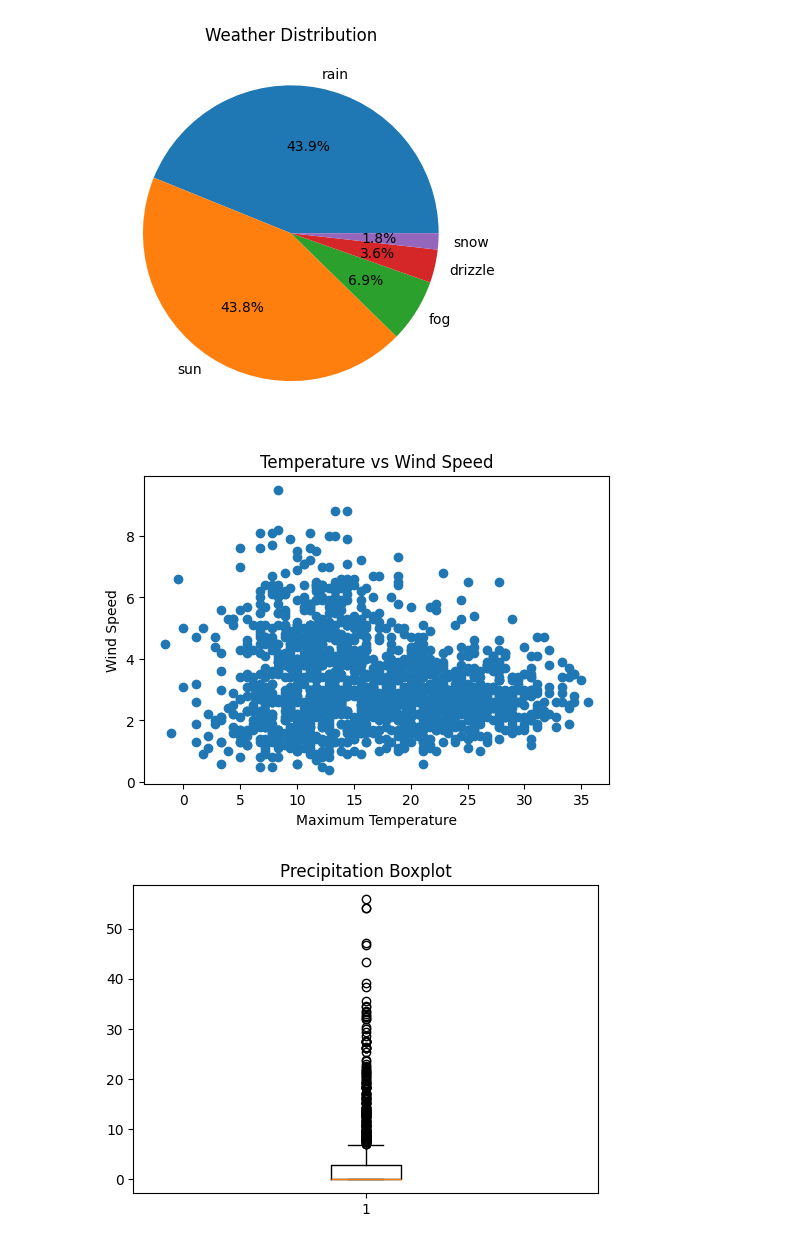
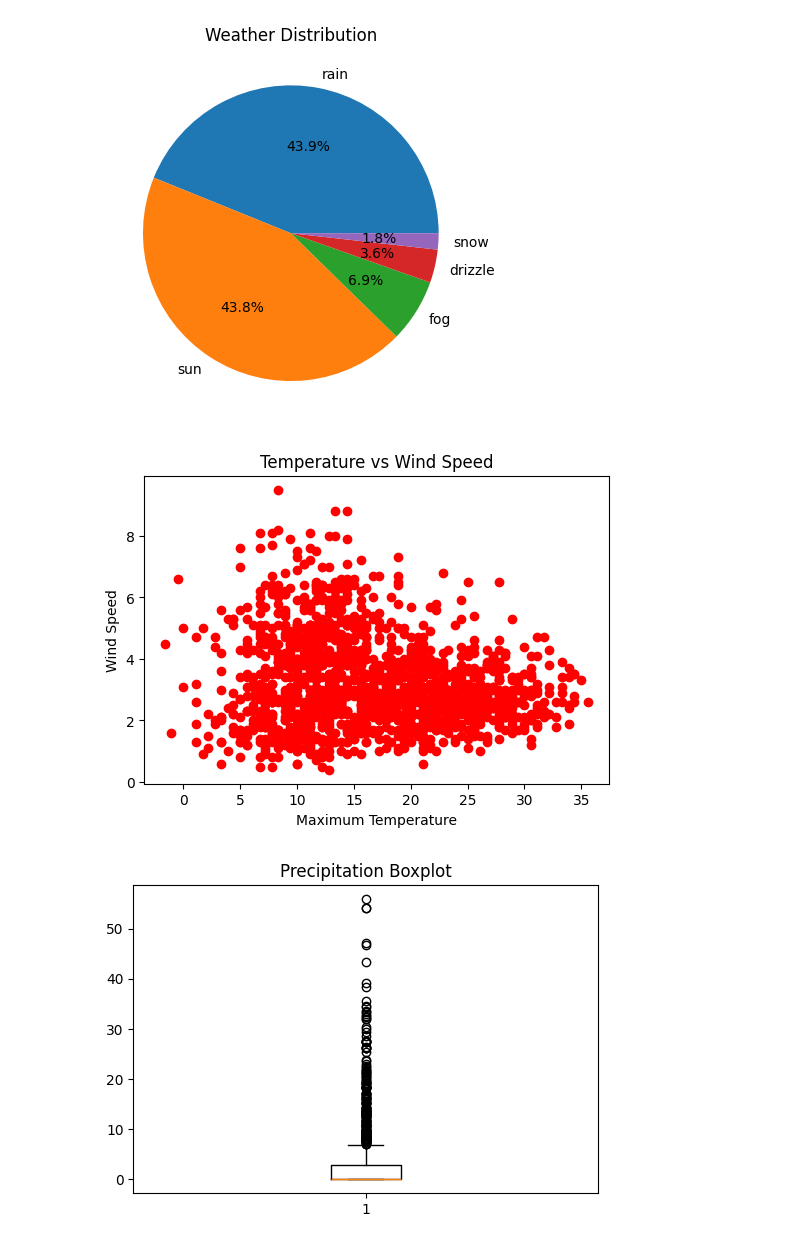
Before and after one commit to santhoshjothi540/weather_prediction, a Jupyter notebook: AIML_CT_PROJECT1.ipynb, the cells around one changed output. Cells and saved outputs as stored; diff of their text form; code cells hidden in the pictures.

```diff
--- a/AIML_CT_PROJECT1.ipynb
+++ b/AIML_CT_PROJECT1.ipynb
@@ -440,13 +443,13 @@ plt.show()
 # %%
 # Scatter Plot
 plt.figure(figsize=(6,4))
-plt.scatter(df["temp_max"],df["wind"])
+plt.scatter(df["temp_max"],df["wind"],color="red")
 plt.xlabel("Maximum Temperature")
 plt.ylabel("Wind Speed")
 plt.title("Temperature vs Wind Speed")
 plt.show()
 # %% [output]
-[figure, old version]
+[figure, new version]
 # %%
 # Box Plot
 plt.figure(figsize=(6,4))
```
Also changed, not shown: parts of 6 cells of this notebook.
